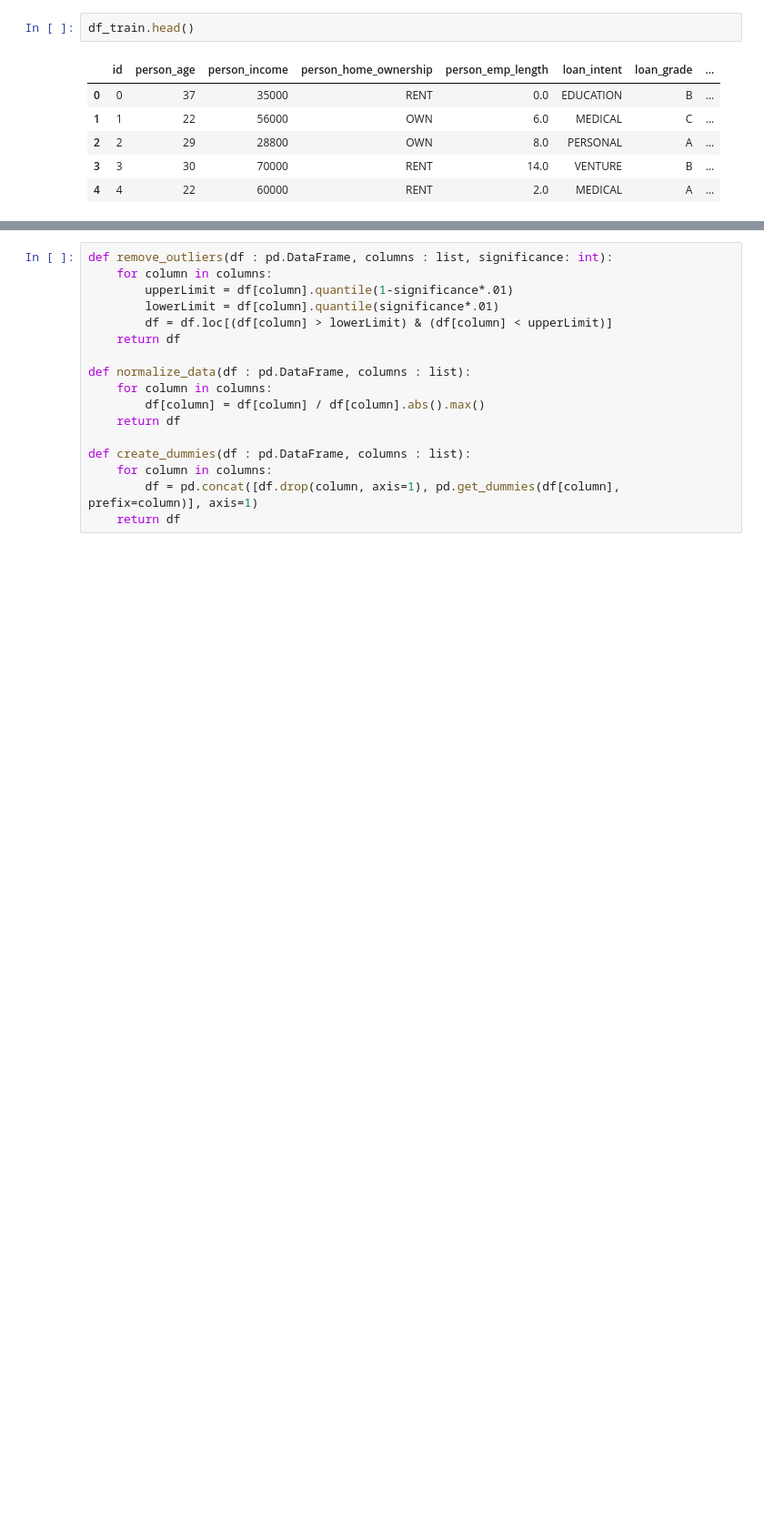
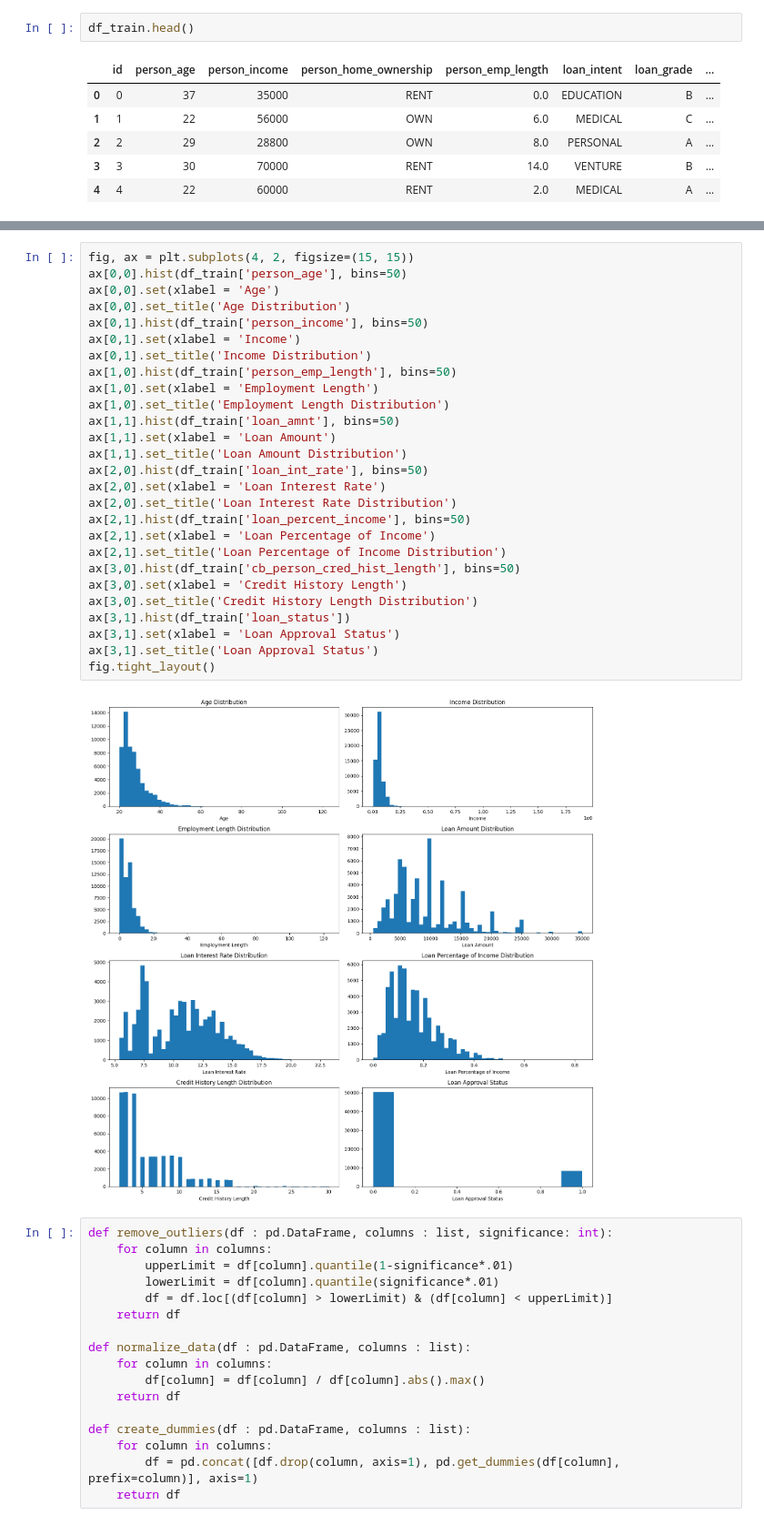
Before and after one commit to KasperLange13/LoanApprovalPrediction, a Jupyter notebook: LoanApproval.ipynb, the cells around one changed output, grey strips where cells are left out. Shown at 91% size. Drawn from its saved outputs; the diff is of its cells as text; blank space fills up the shorter version.

Commit message:
Added distribution visualizations

```diff
--- a/LoanApproval.ipynb
+++ b/LoanApproval.ipynb
@@ -73,3 +62,32 @@ df_train.describe()
+# %%
+fig, ax = plt.subplots(4, 2, figsize=(15, 15))
+ax[0,0].hist(df_train['person_age'], bins=50)
+ax[0,0].set(xlabel = 'Age')
+ax[0,0].set_title('Age Distribution')
+ax[0,1].hist(df_train['person_income'], bins=50)
+ax[0,1].set(xlabel = 'Income')
+ax[0,1].set_title('Income Distribution')
+ax[1,0].hist(df_train['person_emp_length'], bins=50)
+ax[1,0].set(xlabel = 'Employment Length')
+ax[1,0].set_title('Employment Length Distribution')
+ax[1,1].hist(df_train['loan_amnt'], bins=50)
+ax[1,1].set(xlabel = 'Loan Amount')
+ax[1,1].set_title('Loan Amount Distribution')
+ax[2,0].hist(df_train['loan_int_rate'], bins=50)
+ax[2,0].set(xlabel = 'Loan Interest Rate')
+ax[2,0].set_title('Loan Interest Rate Distribution')
+ax[2,1].hist(df_train['loan_percent_income'], bins=50)
+ax[2,1].set(xlabel = 'Loan Percentage of Income')
+ax[2,1].set_title('Loan Percentage of Income Distribution')
+ax[3,0].hist(df_train['cb_person_cred_hist_length'], bins=50)
+ax[3,0].set(xlabel = 'Credit History Length')
+ax[3,0].set_title('Credit History Length Distribution')
+ax[3,1].hist(df_train['loan_status'])
+ax[3,1].set(xlabel = 'Loan Approval Status')
+ax[3,1].set_title('Loan Approval Status')
+fig.tight_layout()
+# %% [output]
+[figure, added]
 # %%
 def remove_outliers(df : pd.DataFrame, columns : list, significance: int):
     for column in columns:
```
Also changed, not shown: parts of 7 cells of this notebook.
